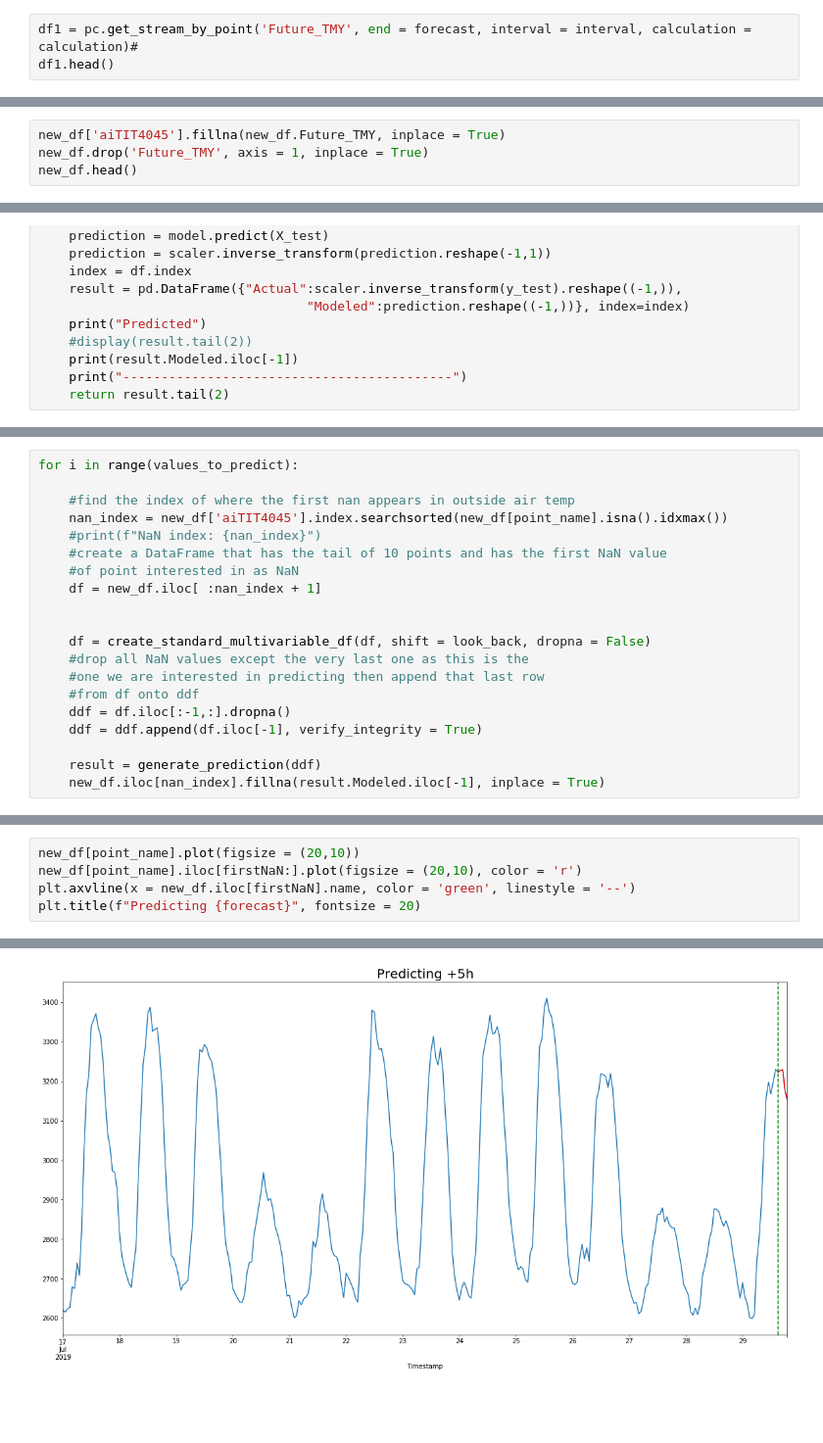
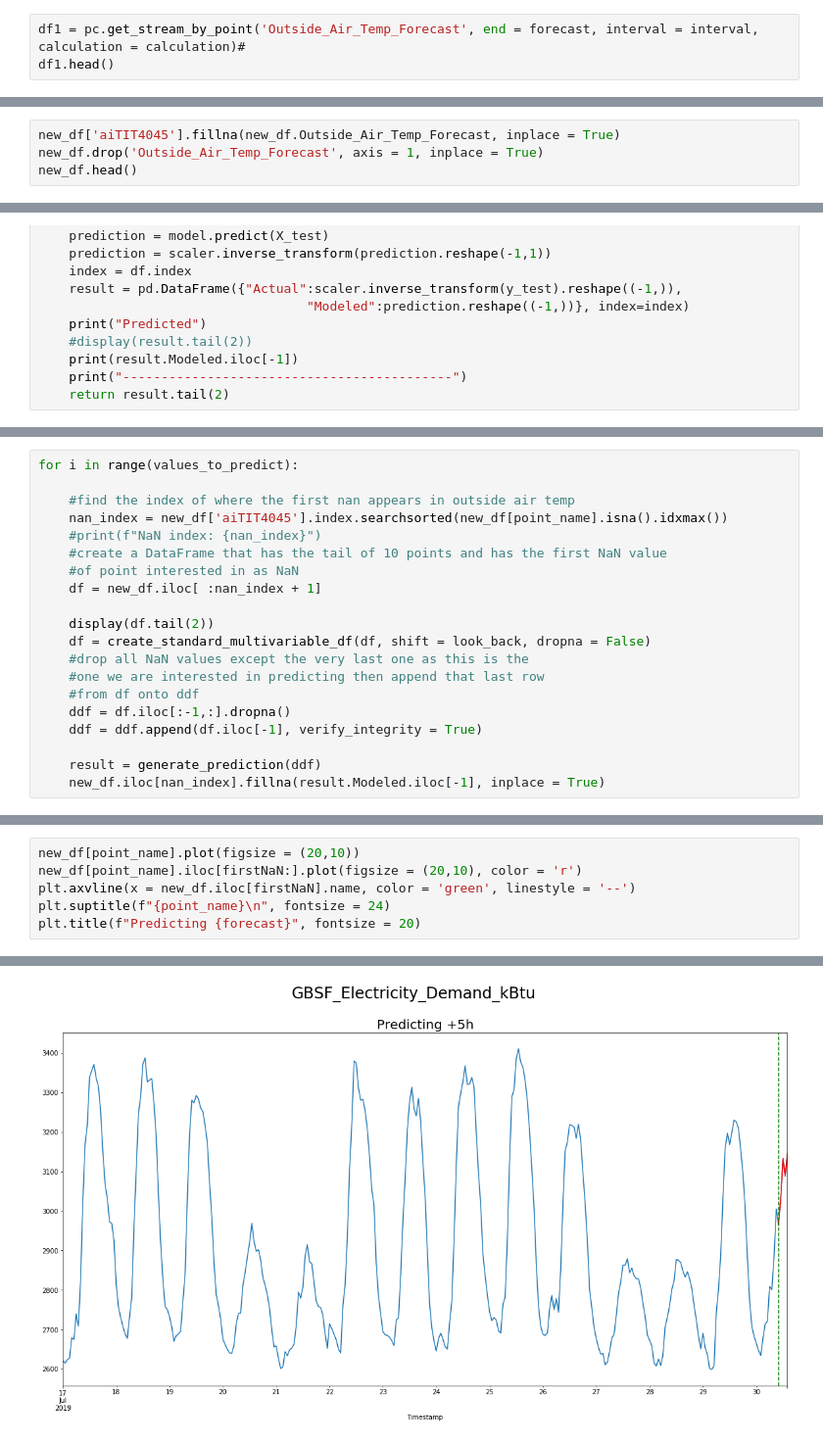
Before and after one commit to eco-data-science-team/LSTM-Anomaly-Detection, a Jupyter notebook: LSTM_Future_Predictor.ipynb, the cells around one changed output, grey strips where cells are left out. Shown at 98% size. Cells and saved outputs as stored; diff of their text form; blank space fills up the shorter version.

```diff
--- a/LSTM_Future_Predictor.ipynb
+++ b/LSTM_Future_Predictor.ipynb
@@ -73,5 +69,5 @@ WebID collection complete!
 # %%
-df1 = pc.get_stream_by_point('Future_TMY', end = forecast, interval = interval, calculation = calculation)#
+df1 = pc.get_stream_by_point('Outside_Air_Temp_Forecast', end = forecast, interval = interval, calculation = calculation)#
 df1.head()
 # %% [output]
 Grabbing WebIDs ...
@@ -100,6 +96,6 @@ new_df.tail(6)
 # %%
-new_df['aiTIT4045'].fillna(new_df.Future_TMY, inplace = True)
-new_df.drop('Future_TMY', axis = 1, inplace = True)
+new_df['aiTIT4045'].fillna(new_df.Outside_Air_Temp_Forecast, inplace = True)
+new_df.drop('Outside_Air_Temp_Forecast', axis = 1, inplace = True)
 new_df.head()
 # %% [output]
 |  | GBSF_Electricity_Demand_kBtu | aiTIT4045 |
@@ -147,7 +143,7 @@ for i in range(values_to_predict):
     #of point interested in as NaN
     df = new_df.iloc[ :nan_index + 1]
 
-
+    display(df.tail(2))
     df = create_standard_multivariable_df(df, shift = look_back, dropna = False)
     #drop all NaN values except the very last one as this is the
     #one we are interested in predicting then append that last row
@@ -176,8 +192,9 @@ Predicted
 # %%
 new_df[point_name].plot(figsize = (20,10))
 new_df[point_name].iloc[firstNaN:].plot(figsize = (20,10), color = 'r')
 plt.axvline(x = new_df.iloc[firstNaN].name, color = 'green', linestyle = '--')
+plt.suptitle(f"{point_name}\n", fontsize = 24)
 plt.title(f"Predicting {forecast}", fontsize = 20)
 # %% [output]
 Text(0.5, 1.0, 'Predicting +5h')
-[figure, old version]
+[figure, new version]
```
Also changed, not shown: parts of 10 cells of this notebook, 9 other files.
